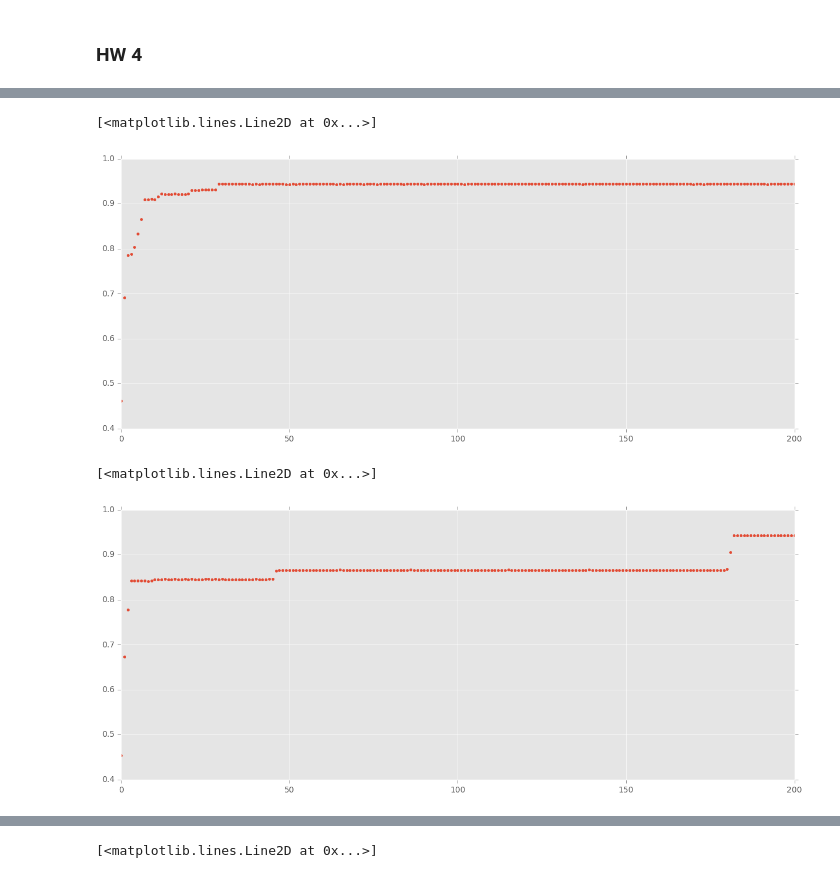
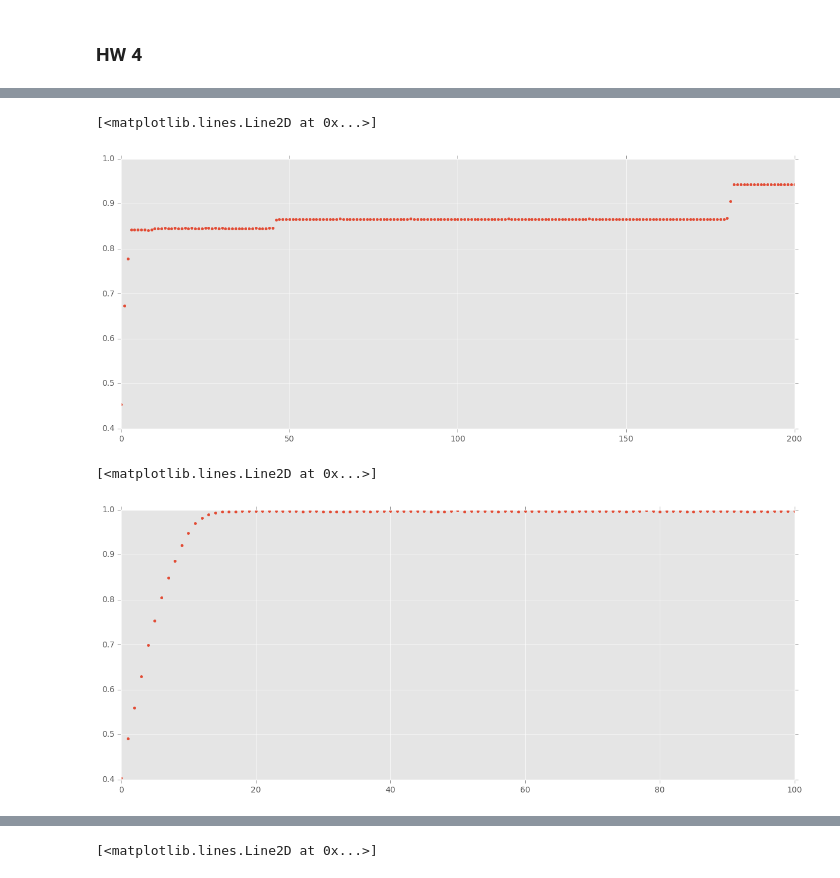
Before and after one commit to bobirdmi/MI-PAA, a Jupyter notebook: hw4.ipynb, the cells around one changed output, grey strips where cells are left out. Cells and saved outputs as stored; diff of their text form; code cells hidden in the pictures.

```diff
--- a/hw4.ipynb
+++ b/hw4.ipynb
@@ -119,9 +119,9 @@ dictn4 = load_pickle_file(result_file4)
 ### Or run a new computation
 # %%
 # n_list = [4,10,15,20,22,25,27,30,32,35,37,40]
-n_list = [32]
+n_list = [20]
 
-generation_num = 200
+generation_num = 100
 population_size = 1000
 
 file_inst_template = './data/inst/knap_{}.inst.dat'
@@ -164,9 +165,9 @@ x = [x for x in range(generation_num + 1)]
 plt.plot(x, dictn4[32], '.')
 # %% [output]
 [<matplotlib.lines.Line2D at 0x...>]
-[figure, old version]
+[figure, new version]
 # %%
-plt.plot(x, dictn4[32], '.')
+plt.plot(x, dictn4[20], '.')
 # %% [output]
 [<matplotlib.lines.Line2D at 0x...>]
-[figure, old version]
+[figure, new version]
```
Also changed, not shown: parts of 5 cells of this notebook, 2 other files.
